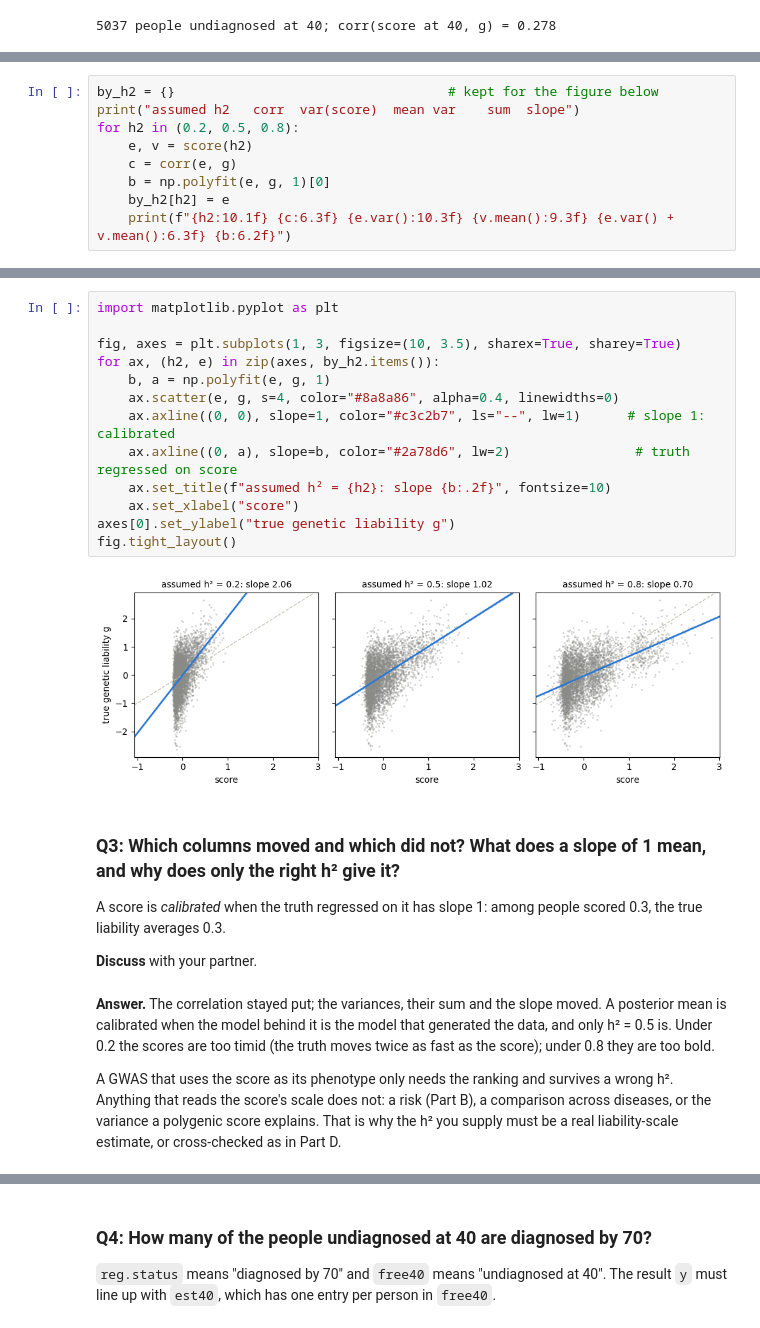
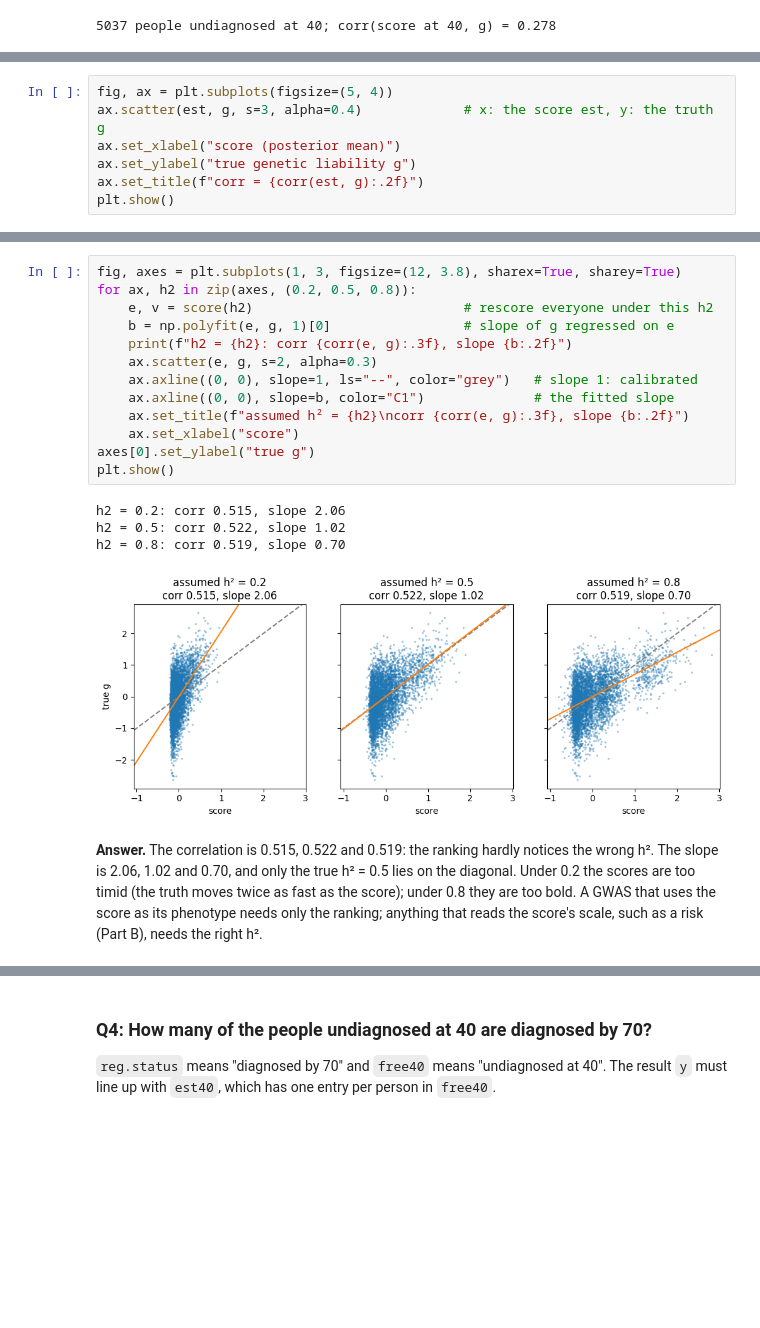
Before and after one commit to bvilhjal/ATIG_2026, a Jupyter notebook: teaching_days/2026-09-24/LTFH/LTFH_exercise_answers.ipynb, the cells around one changed output, grey strips where cells are left out. Saved outputs shown, nothing was run; the diff lists cells and outputs as text; blank space fills up the shorter version.

```diff
--- a/teaching_days/2026-09-24/LTFH/LTFH_exercise_answers.ipynb
+++ b/teaching_days/2026-09-24/LTFH/LTFH_exercise_answers.ipynb
@@ -219,0 +205,7 @@ print(f"{free40.sum()} people undiagnosed at 40; corr(score at 40, g) = {corr(es
+# %%
+fig, ax = plt.subplots(figsize=(5, 4))
+ax.scatter(est, g, s=3, alpha=0.4)             # x: the score est, y: the truth g
+ax.set_xlabel("score (posterior mean)")
+ax.set_ylabel("true genetic liability g")
+ax.set_title(f"corr = {corr(est, g):.2f}")
+plt.show()
@@ -244,9 +236,0 @@ regressed on the score. Fill in the two `...`.
-# %%
-by_h2 = {}                                   # kept for the figure below
-print("assumed h2   corr  var(score)  mean var    sum  slope")
-for h2 in (0.2, 0.5, 0.8):
-    e, v = score(h2)
-    c = corr(e, g)
-    b = np.polyfit(e, g, 1)[0]
-    by_h2[h2] = e
-    print(f"{h2:10.1f} {c:6.3f} {e.var():10.3f} {v.mean():9.3f} {e.var() + v.mean():6.3f} {b:6.2f}")
@@ -263,35 +244,28 @@ and 0.76, the h² the scorer was told, not the 0.5 that generated the data. The
 # %%
-import matplotlib.pyplot as plt
-
-fig, axes = plt.subplots(1, 3, figsize=(10, 3.5), sharex=True, sharey=True)
-for ax, (h2, e) in zip(axes, by_h2.items()):
-    b, a = np.polyfit(e, g, 1)
-    ax.scatter(e, g, s=4, color="#8a8a86", alpha=0.4, linewidths=0)
-    ax.axline((0, 0), slope=1, color="#c3c2b7", ls="--", lw=1)      # slope 1: calibrated
-    ax.axline((0, a), slope=b, color="#2a78d6", lw=2)                # truth regressed on score
-    ax.set_title(f"assumed h² = {h2}: slope {b:.2f}", fontsize=10)
+fig, axes = plt.subplots(1, 3, figsize=(12, 3.8), sharex=True, sharey=True)
+for ax, h2 in zip(axes, (0.2, 0.5, 0.8)):
+    e, v = score(h2)                           # rescore everyone under this h2
+    b = np.polyfit(e, g, 1)[0]                 # slope of g regressed on e
+    print(f"h2 = {h2}: corr {corr(e, g):.3f}, slope {b:.2f}")
+    ax.scatter(e, g, s=2, alpha=0.3)
+    ax.axline((0, 0), slope=1, ls="--", color="grey")   # slope 1: calibrated
+    ax.axline((0, 0), slope=b, color="C1")              # the fitted slope
+    ax.set_title(f"assumed h² = {h2}\ncorr {corr(e, g):.3f}, slope {b:.2f}")
     ax.set_xlabel("score")
-axes[0].set_ylabel("true genetic liability g")
-fig.tight_layout()
+axes[0].set_ylabel("true g")
+plt.show()
 # %% [output]
+h2 = 0.2: corr 0.515, slope 2.06
+h2 = 0.5: corr 0.522, slope 1.02
+h2 = 0.8: corr 0.519, slope 0.70
-[figure, old version]
+[figure, new version]
-# %% [markdown]
-### Q3: Which columns moved and which did not? What does a slope of 1 mean, and why does only the right h² give it?
-
-A score is *calibrated* when the truth regressed on it has slope 1: among people scored
-0.3, the true liability averages 0.3.
-
-**Discuss** with your partner.
 # %% [markdown]
-**Answer.** The correlation stayed put; the variances, their sum and the slope moved. A
-posterior mean is calibrated when the model behind it is the model that generated the
-data, and only h² = 0.5 is. Under 0.2 the scores are too timid (the truth moves twice as
-fast as the score); under 0.8 they are too bold.
-
-A GWAS that uses the score as its phenotype only needs the ranking and survives a wrong
-h². Anything that reads the score's scale does not: a risk (Part B), a comparison across
-diseases, or the variance a polygenic score explains. That is why the h² you supply must
-be a real liability-scale estimate, or cross-checked as in Part D.
+**Answer.** The correlation is 0.515, 0.522 and 0.519: the ranking hardly notices the
+wrong h². The slope is 2.06, 1.02 and 0.70, and only the true h² = 0.5 lies on the
+diagonal. Under 0.2 the scores are too timid (the truth moves twice as fast as the
+score); under 0.8 they are too bold. A GWAS that uses the score as its phenotype needs
+only the ranking; anything that reads the score's scale, such as a risk (Part B), needs
+the right h².
 # %% [markdown]
 ## Part B. Who is diagnosed between 40 and 70?
 
```
Also changed, not shown: parts of 54 cells of this notebook, 7 other files.
